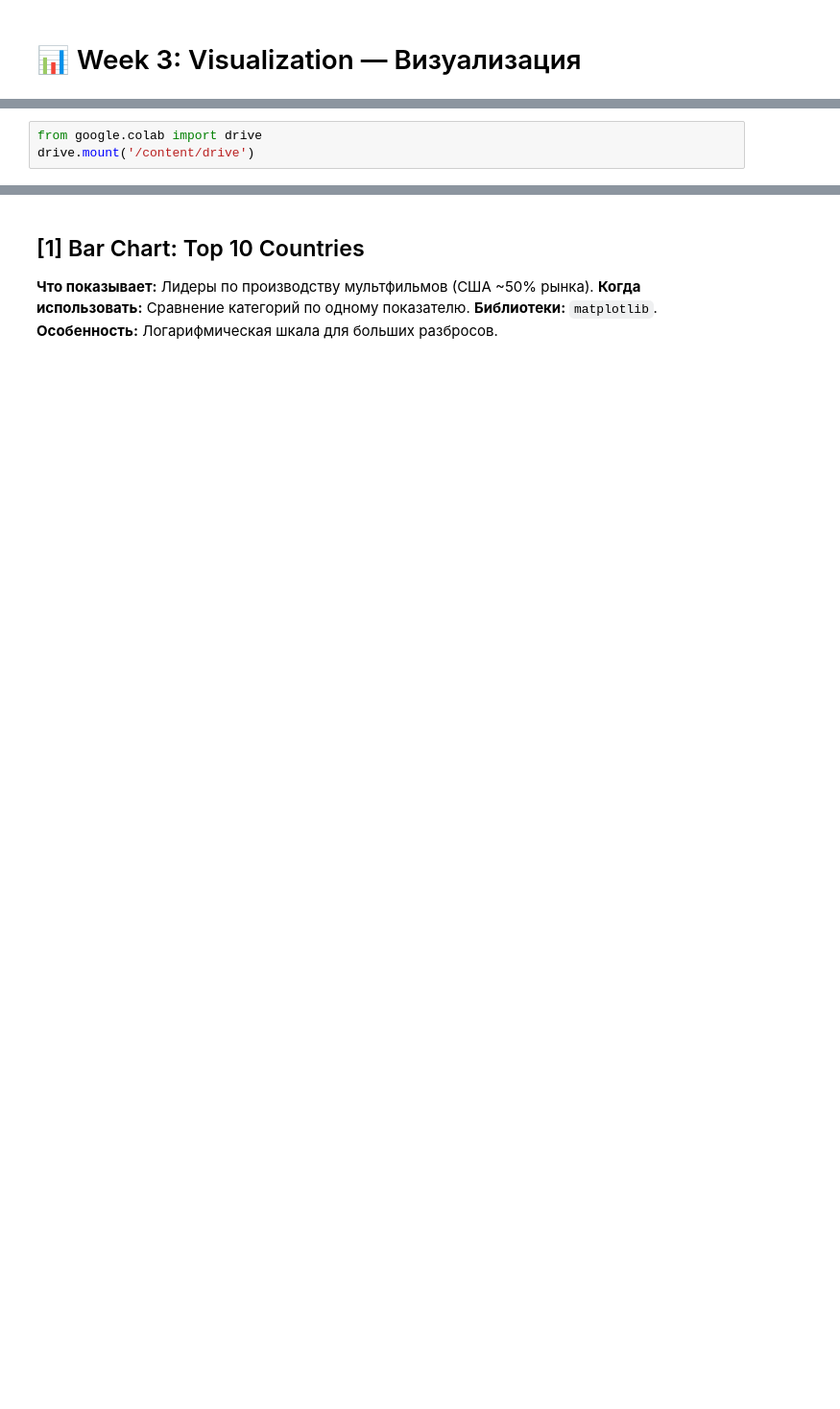
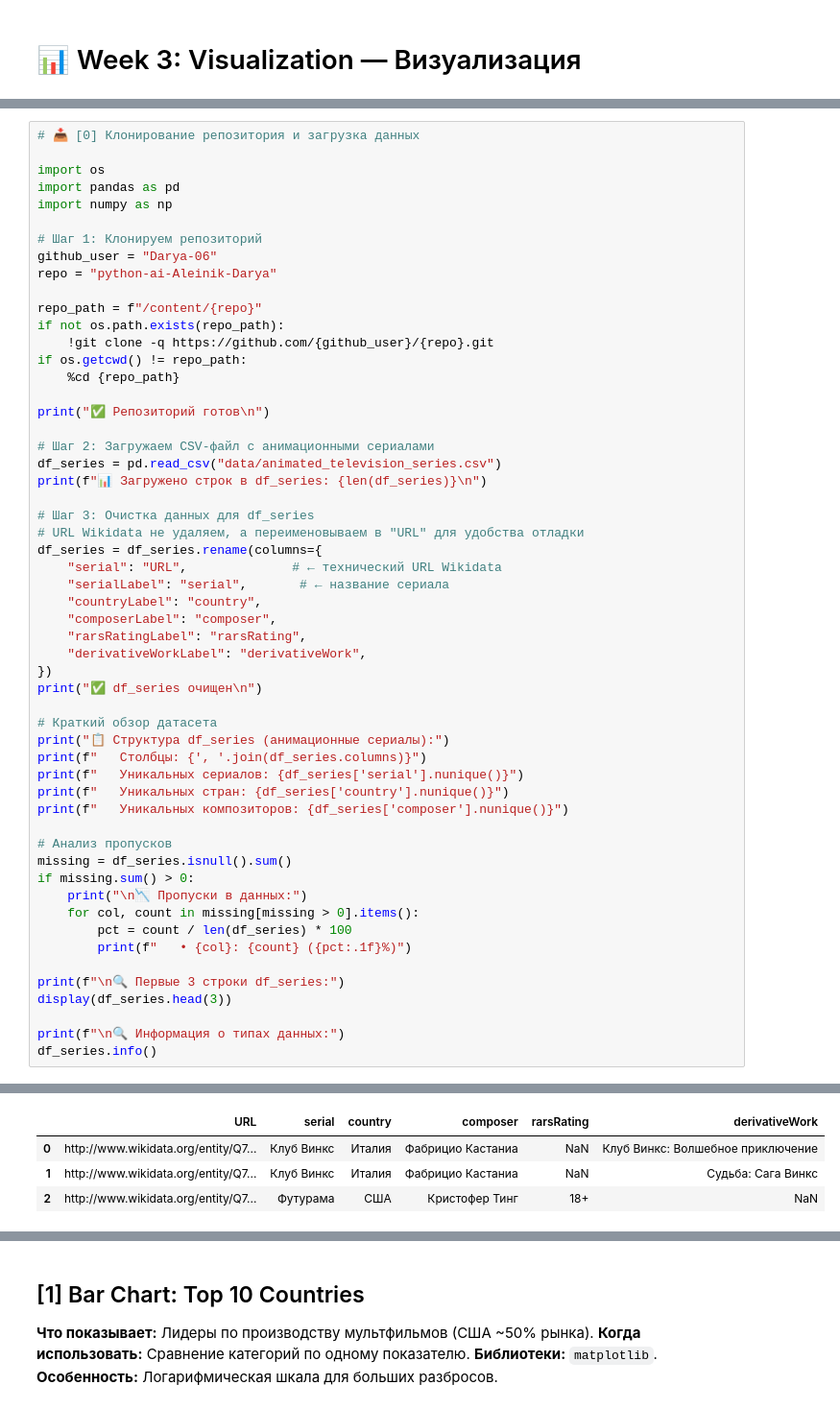
Before and after one commit to Darya-06/python-ai-Aleinik-Darya, a Jupyter notebook: notebooks/week3_visualization.ipynb, the cells around one changed output, grey strips where cells are left out. Shown at 96% size. Drawn from its saved outputs; the diff is of its cells as text; blank space fills up the shorter version.

```diff
--- a/notebooks/week3_visualization.ipynb
+++ b/notebooks/week3_visualization.ipynb
@@ -108,3 +26,56 @@ print(f"🔍 Первые 3 строки df_reviews:\n{df_reviews.head(3)}")
-# %%
-from google.colab import drive
-drive.mount('/content/drive')
+# %%
+# 📥 [0] Клонирование репозитория и загрузка данных
+
+import os
+import pandas as pd
+import numpy as np
+
+# Шаг 1: Клонируем репозиторий
+github_user = "Darya-06"
+repo = "python-ai-Aleinik-Darya"
+
+repo_path = f"/content/{repo}"
+if not os.path.exists(repo_path):
+    !git clone -q https://github.com/{github_user}/{repo}.git
+if os.getcwd() != repo_path:
+    %cd {repo_path}
+
+print("✅ Репозиторий готов\n")
+
+# Шаг 2: Загружаем CSV-файл с анимационными сериалами
+df_series = pd.read_csv("data/animated_television_series.csv")
+print(f"📊 Загружено строк в df_series: {len(df_series)}\n")
+
+# Шаг 3: Очистка данных для df_series
+# URL Wikidata не удаляем, а переименовываем в "URL" для удобства отладки
+df_series = df_series.rename(columns={
+    "serial": "URL",              # ← технический URL Wikidata
+    "serialLabel": "serial",       # ← название сериала
+    "countryLabel": "country",
+    "composerLabel": "composer",
+    "rarsRatingLabel": "rarsRating",
+    "derivativeWorkLabel": "derivativeWork",
+})
+print("✅ df_series очищен\n")
+
+# Краткий обзор датасета
+print("📋 Структура df_series (анимационные сериалы):")
+print(f"   Столбцы: {', '.join(df_series.columns)}")
+print(f"   Уникальных сериалов: {df_series['serial'].nunique()}")
+print(f"   Уникальных стран: {df_series['country'].nunique()}")
+print(f"   Уникальных композиторов: {df_series['composer'].nunique()}")
+
+# Анализ пропусков
+missing = df_series.isnull().sum()
+if missing.sum() > 0:
+    print("\n📉 Пропуски в данных:")
+    for col, count in missing[missing > 0].items():
+        pct = count / len(df_series) * 100
+        print(f"   • {col}: {count} ({pct:.1f}%)")
+
+print(f"\n🔍 Первые 3 строки df_series:")
+display(df_series.head(3))
+
+print(f"\n🔍 Информация о типах данных:")
+df_series.info()
+# %% [output]
@@ -110,0 +101,4 @@ drive.mount('/content/drive')
+|  | URL | serial | country | composer | rarsRating | derivativeWork |
+| 0 | http://www.wikidata.org/entity/Q7... | Клуб Винкс | Италия | Фабрицио Кастаниа | NaN | Клуб Винкс: Волшебное приключение |
+| 1 | http://www.wikidata.org/entity/Q7... | Клуб Винкс | Италия | Фабрицио Кастаниа | NaN | Судьба: Сага Винкс |
+| 2 | http://www.wikidata.org/entity/Q7... | Футурама | США | Кристофер Тинг | 18+ | NaN |
```
Also changed, not shown: parts of 6 cells of this notebook.
